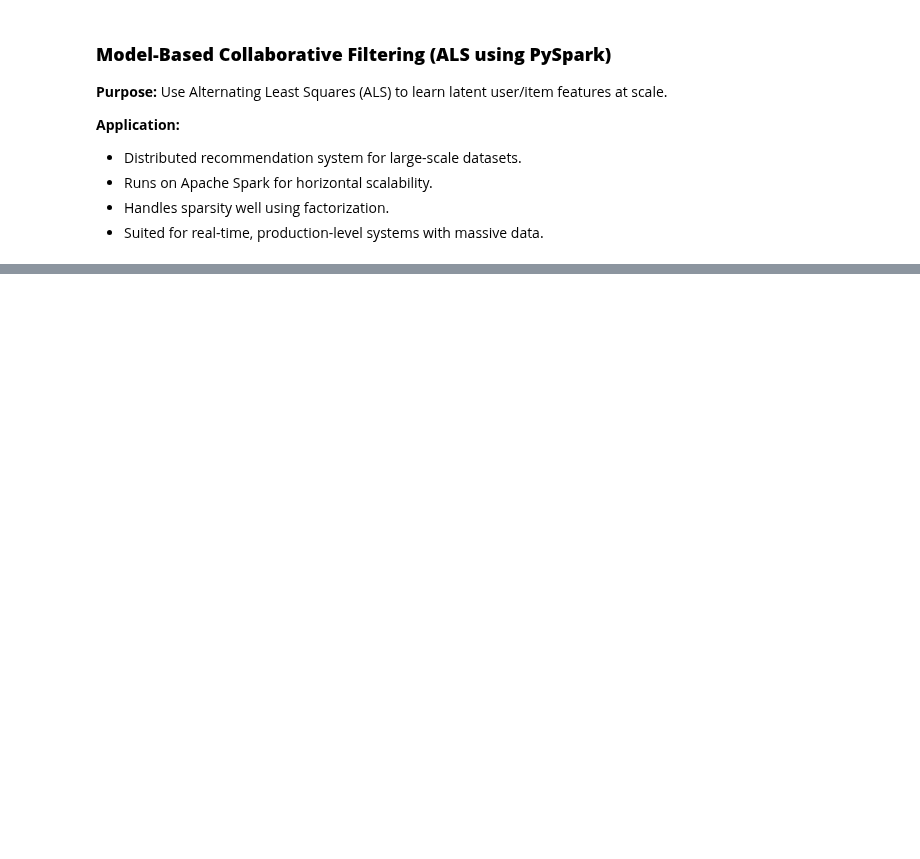
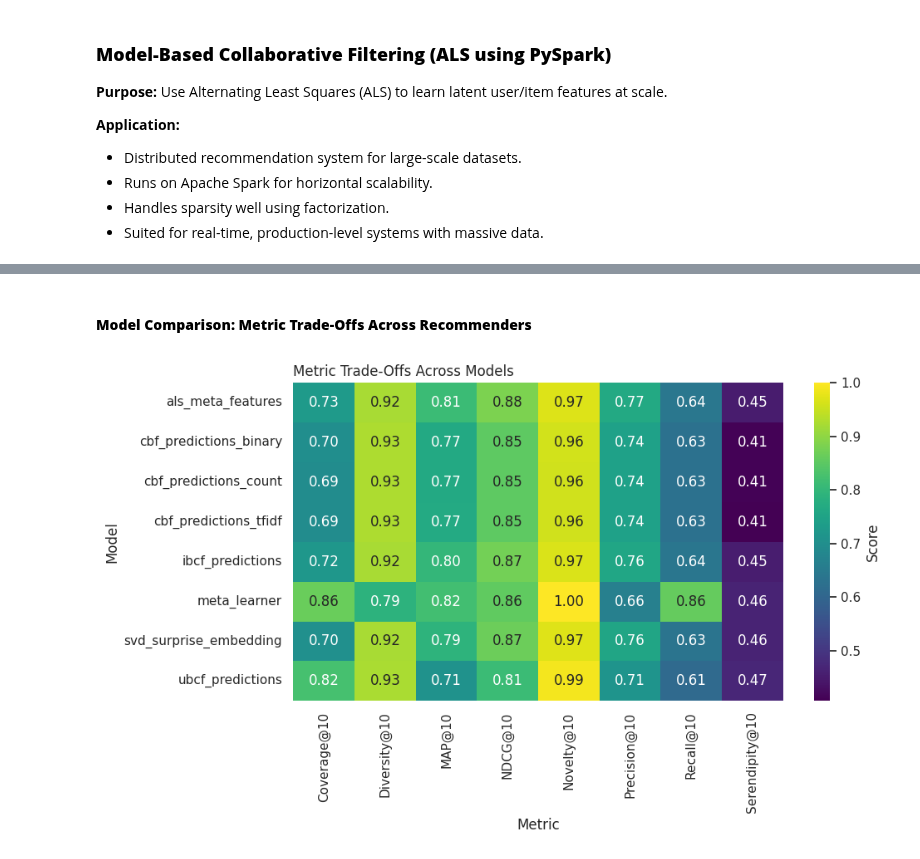
Before and after one commit to hawa1983/DATA-612, a Jupyter notebook: Final_Project.ipynb, the cells around one changed output, grey strips where cells are left out. Cells and saved outputs as stored; diff of their text form; code cells hidden in the pictures; blank space fills up the shorter version.

```diff
--- a/Final_Project.ipynb
+++ b/Final_Project.ipynb
@@ -835,0 +1024,37 @@ Top 10 ALS Recommendations for User 5549:
+# %%
+import pandas as pd
+
+# Load movie metadata
+movie_df = pd.read_csv("movies_enriched_full.csv")
+
+# Define the 12 CSV files and their merged output names
+prediction_files = {
+    "als_meta_features": "als_meta_features.csv",
+    "cbf_meta_features_binary": "cbf_meta_features_binary.csv",
+    "cbf_meta_features_count": "cbf_meta_features_count.csv",
+    "cbf_meta_features_tfidf": "cbf_meta_features_tfidf.csv",
+    "ibcf_predictions": "ibcf_predictions.csv",
+    "meta_movie_features": "meta_movie_features.csv",
+    "meta_user_features": "meta_user_features.csv",
+    "svd_surprise_embedding": "svd_surprise_predictions_with_embeddings.csv",
+    "ubcf_predictions": "ubcf_predictions.csv",
+    "cbf_predictions_tfidf": "cbf_predictions_tfidf.csv",
+    "cbf_predictions_binary": "cbf_predictions_binary.csv",
+    "cbf_predictions_count": "cbf_predictions_count.csv",
+}
+
+# Merge and save each file
+for model_name, file_path in prediction_files.items():
+    try:
+        df = pd.read_csv(file_path)
+
+        if 'movieId' in df.columns:
+            merged = pd.merge(df, movie_df, on="movieId", how="left")
+        else:
+            merged = df  # Skip merging if movieId is missing
+
+        output_path = f"{model_name}_merged.csv"
+        merged.to_csv(output_path, index=False)
+        print(f"Saved: {output_path} with shape {merged.shape}")
+    except Exception as e:
+        print(f"Error processing {file_path}: {e}")
@@ -835,0 +1606,12 @@ Top 10 ALS Recommendations for User 5549:
+# %% [markdown]
+#### **Model Comparison: Metric Trade-Offs Across Recommenders**
+# %%
+# Heatmap of all scores
+pivot_df = df_melted.pivot(index="Model", columns="Metric", values="Score")
+plt.figure(figsize=(10, 6))
+sns.heatmap(pivot_df, annot=True, fmt=".2f", cmap="viridis", cbar_kws={'label': 'Score'})
+plt.title("Metric Trade-Offs Across Models", loc="left")
+plt.tight_layout()
+plt.show()
+# %% [output]
+[figure, added]
```
Also changed, not shown: parts of 29 cells of this notebook.
